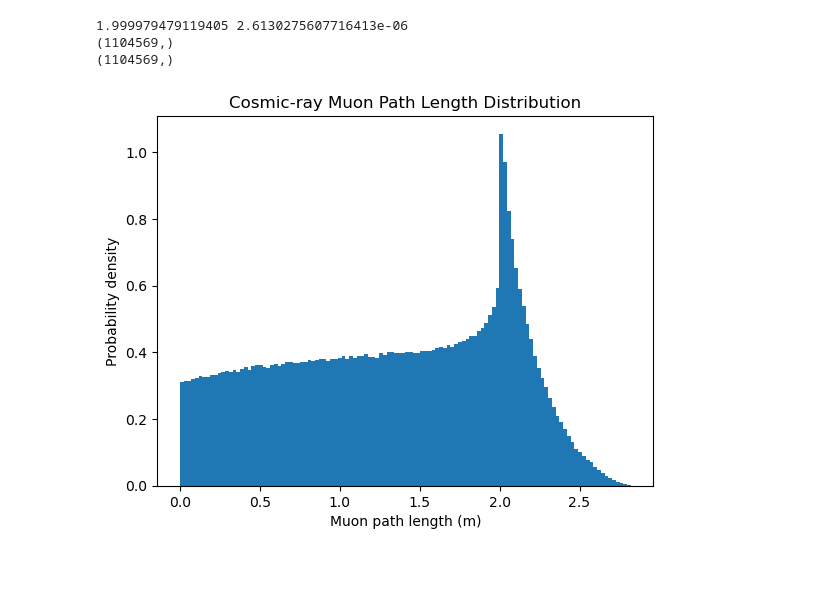
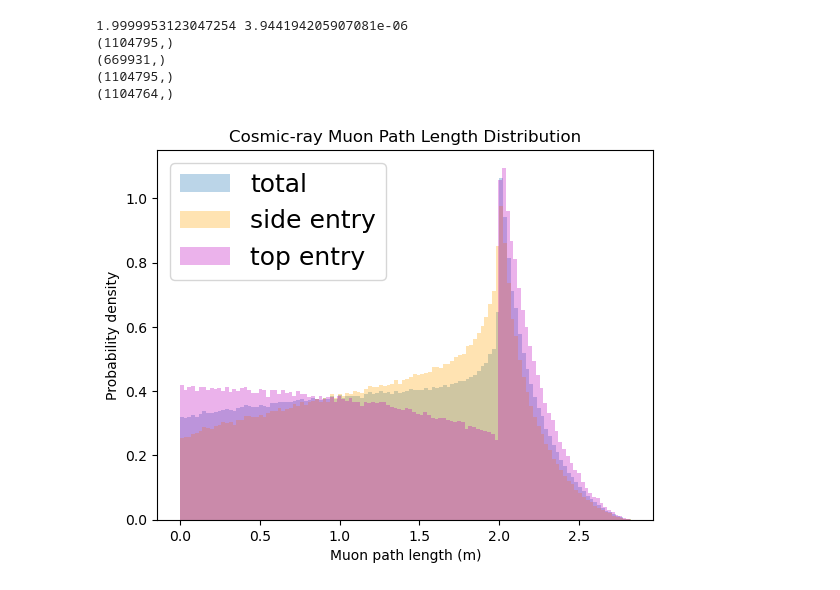
Before and after one commit to villano-lab/NaI_Array_Firmware, a Jupyter notebook: test_firmwares/TrigTest7/data_analysis/Analysis_Notebook/muon_generalized_gpt.ipynb, the cells around one changed output. Saved outputs shown, nothing was run; the diff lists cells and outputs as text; code cells hidden in the pictures.

```diff
--- a/test_firmwares/TrigTest7/data_analysis/Analysis_Notebook/muon_generalized_gpt.ipynb
+++ b/test_firmwares/TrigTest7/data_analysis/Analysis_Notebook/muon_generalized_gpt.ipynb
@@ -6,8 +6,8 @@ import matplotlib.pyplot as plt
 # Detector geometry
 # ----------------------------
 R = 1.0
-Rwide = 10.0
-H = 2.0
+Rwide = 10*R
+H = 2
 a = 1.3
 N = 100_000_000  # easily scalable to 10M+
 
@@ -129,35 +129,42 @@ t_side_out = np.where((h_out<=H),tmax_out-tmin_out,np.sqrt(s1**2+s2**2))
 #lmid = tmax_out[h_out<=H]-tmin_out[h_out<=H]
 #print(np.max(lmid),np.min(lmid))
 print(np.max(s1[h_out>H]),np.min(s1[h_out>H]))
 #print(np.max(tmin_out),np.min(tmin_out))
 #print(vz_out[np.argmax(tmin_out)],vz_out[np.argmin(tmin_out)])
 #print(np.max(t1_out),np.min(t1_out))
 #print(np.max(h_out),np.min(h_out))
 #print(np.max(t_side_out[h_out<=H]),np.min(t_side_out[h_out<=H]))
 
 lengths_out = t_side_out
 
 # remove NaNs
 lengths_out = lengths_out[np.isfinite(lengths_out)]
 #print(np.max(lengths_out),np.min(lengths_out))
 
 
 lengths = np.append(lengths_in,lengths_out)
 
 print(np.shape(lengths))
+print(np.shape(lengths_out))
 print(np.shape(lengths[lengths>0.0]))
+print(np.shape(lengths[lengths<2.8]))
 
 # ----------------------------
 # Histogram
 # ----------------------------
-plt.hist(lengths, bins=120, density=True)
+plt.hist(lengths, bins=120, density=True,alpha=0.3,label='total')
+plt.hist(lengths_out, bins=120, density=True,color='orange',alpha=0.3,label='side entry')
+plt.hist(lengths_in, bins=120, density=True,color='m',alpha=0.3,label='top entry')
+plt.legend(loc=2,prop={'size':18})
 plt.yscale('linear')
 plt.xlabel("Muon path length (m)")
 plt.ylabel("Probability density")
 plt.title("Cosmic-ray Muon Path Length Distribution")
 plt.show()
 # %% [output]
-1.999979479119405 2.6130275607716413e-06
-(1104569,)
-(1104569,)
+1.9999953123047254 3.944194205907081e-06
+(1104795,)
+(669931,)
+(1104795,)
+(1104764,)
-[figure, old version]
+[figure, new version]
```
